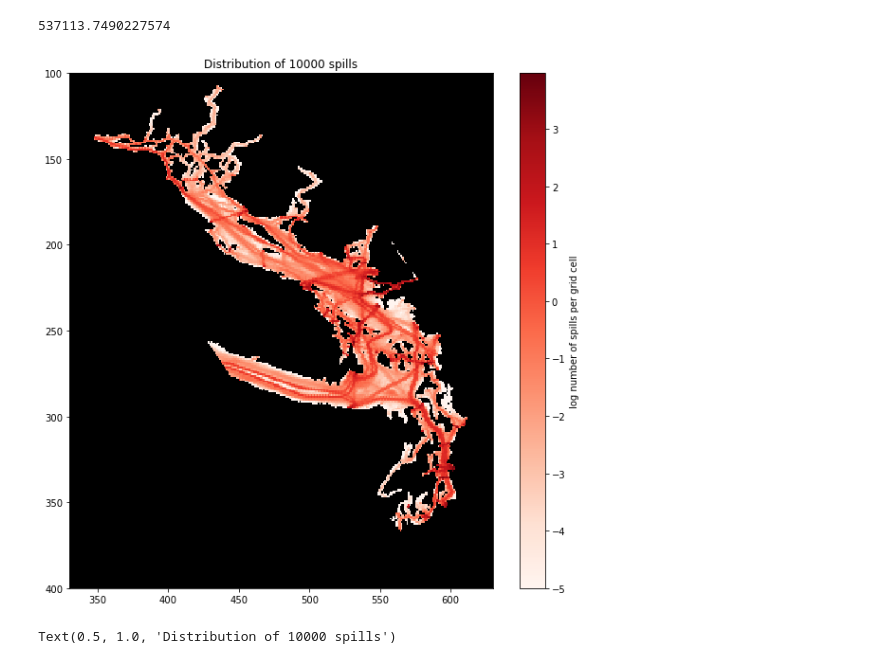
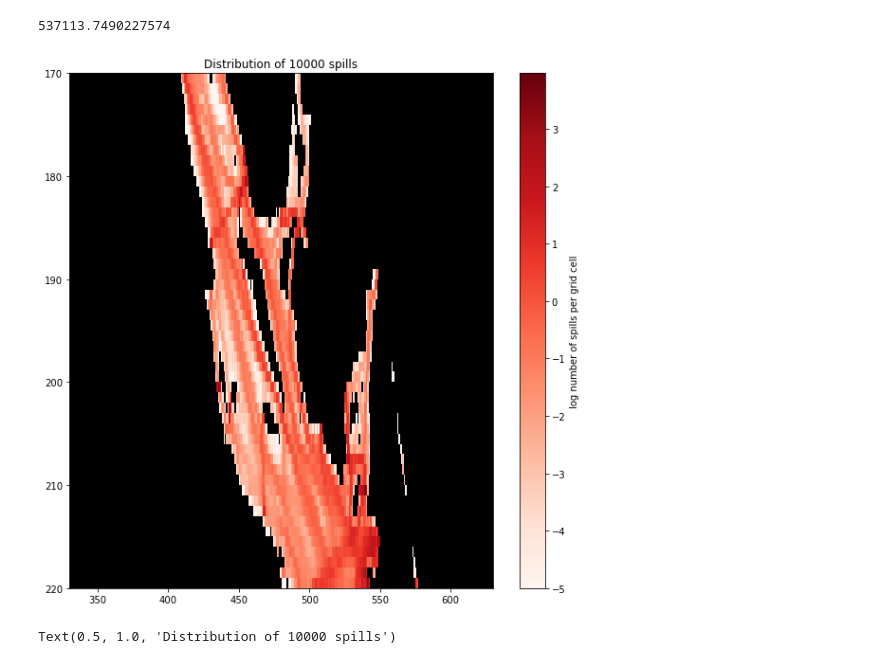
Before and after one commit to MIDOSS/Visualization, a Jupyter notebook: VTE.ipynb, the cells around one changed output. Cells and saved outputs as stored; diff of their text form; code cells hidden in the pictures.

Commit message:
Play with visualization of oil tracks

```diff
--- a/VTE.ipynb
+++ b/VTE.ipynb
@@ -32,18 +32,18 @@ year_gif = vte_by_month.sum(axis=0)*10000/mysum
 # %%
 fig, ax = plt.subplots(1, 1, figsize=(10, 10))
 cmap = plt.get_cmap('Reds')
 cmap.set_bad('black')
 
 colours = ax.pcolormesh(np.ma.array(np.log(year_gif), mask=1-geotiff_watermask), cmap='Reds', vmin=-5)
 cb = fig.colorbar(colours)
 cb.set_label('log number of spills per grid cell')
 ax.set_xlim(330, 630)
-ax.set_ylim(100, 400)
+ax.set_ylim(170, 220)
 ax.invert_yaxis();
 ax.set_title("Distribution of 10000 spills")
 fig.savefig('gif_plot.png')
 # %% [output]
-[figure, old version]
+[figure, new version]
 # %%
 fig, ax = plt.subplots(1, 1, figsize=(10, 6))
 cmap = plt.get_cmap('Reds')
```
